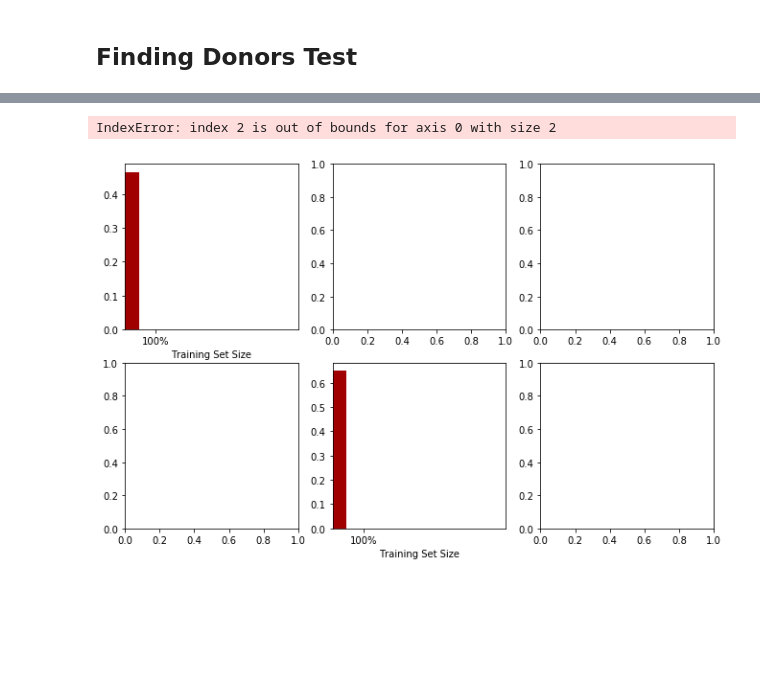
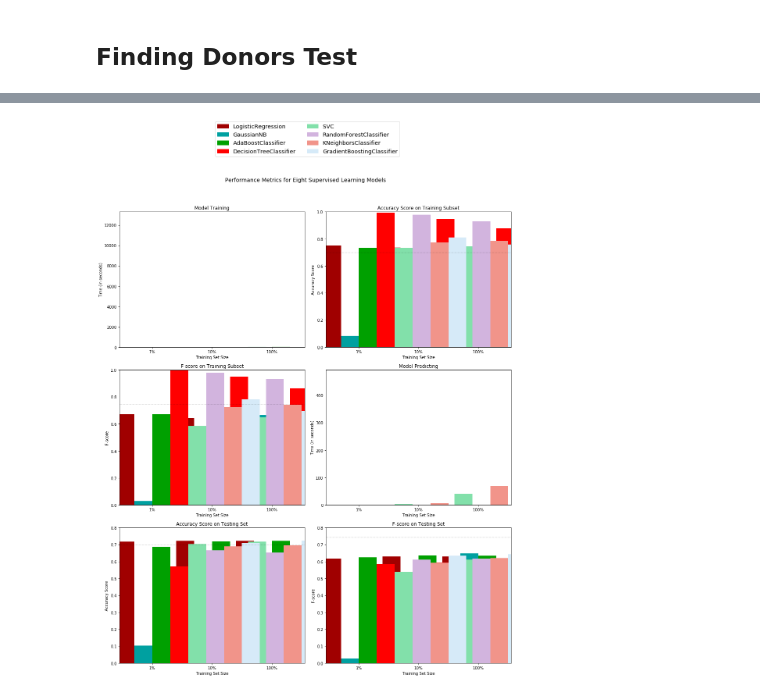
Before and after one commit to patrickmpoon/machine-learning, a Jupyter notebook: projects/capstone/train_and_predict.ipynb, the cells around one changed output, grey strips where cells are left out. Drawn from its saved outputs; the diff is of its cells as text; code cells hidden in the pictures; blank space fills up the shorter version.

Commit message:
Algo testing results

```diff
--- a/projects/capstone/train_and_predict.ipynb
+++ b/projects/capstone/train_and_predict.ipynb
@@ -395,7 +395,7 @@ clf5 = GradientBoostingClassifier(random_state=0)
 for clf in [clf1, clf2, clf3, clf4, clf5, clf_A, clf_B, clf_C]:
     clf_name = clf.__class__.__name__
     results[clf_name] = {}
-    for i, samples in enumerate([samples_100]):
+    for i, samples in enumerate([samples_1, samples_10]):
         results[clf_name][i] = train_predict(clf, samples, X_train, y_train, X_test, y_test)
 
 # vs.evaluate(results, accuracy, fscore)
@@ -432,5 +884,6 @@ results
 # %%
 import visuals as vs
 
+results = algos_perf
 # vs.evaluate(results, accuracy, fscore)
 vs.evaluate(results, fscore)
@@ -444,7 +894,6 @@ import numpy as np
 import pandas as pd
 from time import time
 from sklearn.metrics import f1_score, accuracy_score
-
 
 
 def evaluate(results, accuracy, f1):
@@ -459,66 +908,66 @@ def evaluate(results, accuracy, f1):
     """
 
     # Create figure
-    fig, ax = pl.subplots(2, 3, figsize = (11,7))
+#     fig, ax = pl.subplots(2, 3, figsize = (15,17))
+    fig, ax = pl.subplots(3, 2, figsize = (15,17))
 
     # Constants
     bar_width = 0.3
-    colors = ['#A00000','#00A0A0','#00A000']
+    colors = ['#A00000','#00A0A0','#00A000', '#FF0000', '#82E0AA', '#D2B4DE', '#F1948A', '#D6EAF8']
 
     # Super loop to plot four panels of data
     for k, learner in enumerate(results.keys()):
         for j, metric in enumerate(['train_time', 'acc_train', 'f_train', 'pred_time', 'acc_test', 'f_test']):
-            for i in np.arange(1):
+            for i in np.arange(3):
 
                 # Creative plot code
-                ax[j, j].bar(i+k*bar_width, results[learner][i][metric], width = bar_width, color = colors[k])
-                ax[j, j].set_xticks([0.45, 1.45, 2.45])
-                ax[j, j].set_xticklabels(["100%"])
-                ax[j, j].set_xlabel("Training Set Size")
-                ax[j, j].set_xlim((-0.1, 3.0))
+                ax[j//2, j%2].bar(i+k*bar_width, results[learner][i][metric], width = bar_width, color = colors[k])
+                ax[j//2, j%2].set_xticks([0.45, 1.45, 2.45])
+                ax[j//2, j%2].set_xticklabels(["1%", "10%", "100%"])
+                ax[j//2, j%2].set_xlabel("Training Set Size")
+                ax[j//2, j%2].set_xlim((-0.1, 3.0))
 
     # Add unique y-labels
     ax[0, 0].set_ylabel("Time (in seconds)")
     ax[0, 1].set_ylabel("Accuracy Score")
-    ax[0, 2].set_ylabel("F-score")
-    ax[1, 0].set_ylabel("Time (in seconds)")
-    ax[1, 1].set_ylabel("Accuracy Score")
-    ax[1, 2].set_ylabel("F-score")
+    ax[1, 0].set_ylabel("F-score")
+    ax[1, 1].set_ylabel("Time (in seconds)")
+    ax[2, 0].set_ylabel("Accuracy Score")
+    ax[2, 1].set_ylabel("F-score")
 
     # Add titles
     ax[0, 0].set_title("Model Training")
     ax[0, 1].set_title("Accuracy Score on Training Subset")
-    ax[0, 2].set_title("F-score on Training Subset")
-    ax[1, 0].set_title("Model Predicting")
-    ax[1, 1].set_title("Accuracy Score on Testing Set")
-    ax[1, 2].set_title("F-score on Testing Set")
+    ax[1, 0].set_title("F-score on Training Subset")
+    ax[1, 1].set_title("Model Predicting")
+    ax[2, 0].set_title("Accuracy Score on Testing Set")
+    ax[2, 1].set_title("F-score on Testing Set")
 
     # Add horizontal lines for naive predictors
-    ax[0, 1].axhline(y = accuracy, xmin = -0.1, xmax = 3.0, linewidth = 1, color = 'k', linestyle = 'dashed')
-    ax[1, 1].axhline(y = accuracy, xmin = -0.1, xmax = 3.0, linewidth = 1, color = 'k', linestyle = 'dashed')
-    ax[0, 2].axhline(y = f1, xmin = -0.1, xmax = 3.0, linewidth = 1, color = 'k', linestyle = 'dashed')
-    ax[1, 2].axhline(y = f1, xmin = -0.1, xmax = 3.0, linewidth = 1, color = 'k', linestyle = 'dashed')
+    ax[0, 1].axhline(y = accuracy, xmin = -0.1, xmax = 3.0, linewidth = .2, color = 'k', linestyle = 'dashed')
+    ax[2, 0].axhline(y = accuracy, xmin = -0.1, xmax = 3.0, linewidth = .2, color = 'k', linestyle = 'dashed')
+    ax[1, 0].axhline(y = f1, xmin = -0.1, xmax = 8.0, linewidth = .2, color = 'k', linestyle = 'dashed')
+    ax[2, 1].axhline(y = f1, xmin = -0.1, xmax = 8.0, linewidth = .2, color = 'k', linestyle = 'dashed')
 
     # Set y-limits for score panels
     ax[0, 1].set_ylim((0, 1))
-    ax[0, 2].set_ylim((0, 1))
-    ax[1, 1].set_ylim((0, 1))
-    ax[1, 2].set_ylim((0, 1))
+    ax[1, 0].set_ylim((0, 1))
+    ax[2, 0].set_ylim((0, 0.8))
+    ax[2, 1].set_ylim((0, 0.8))
 
     # Create patches for the legend
     patches = []
     for i, learner in enumerate(results.keys()):
         patches.append(mpatches.Patch(color = colors[i], label = learner))
-    pl.legend(handles = patches, bbox_to_anchor = (-.80, 2.53), \
-               loc = 'upper center', borderaxespad = 0., ncol = 3, fontsize = 'x-large')
+    pl.legend(handles = patches, bbox_to_anchor = (-0.1, 4), \
+               loc = 'upper center', borderaxespad = 0., ncol = 2, fontsize = 'x-large')
 
     # Aesthetics
-    pl.suptitle("Performance Metrics for Three Supervised Learning Models", fontsize = 16, y = 1.10)
+    pl.suptitle("Performance Metrics for Eight Supervised Learning Models", fontsize = 14, y = 1.05)
     pl.tight_layout()
     pl.show()
 
 
 evaluate(results, accuracy, fscore)
 # %% [output]
-IndexError: index 2 is out of bounds for axis 0 with size 2
-[figure, old version]
+[figure, new version]
```
Also changed, not shown: parts of 19 cells of this notebook.
